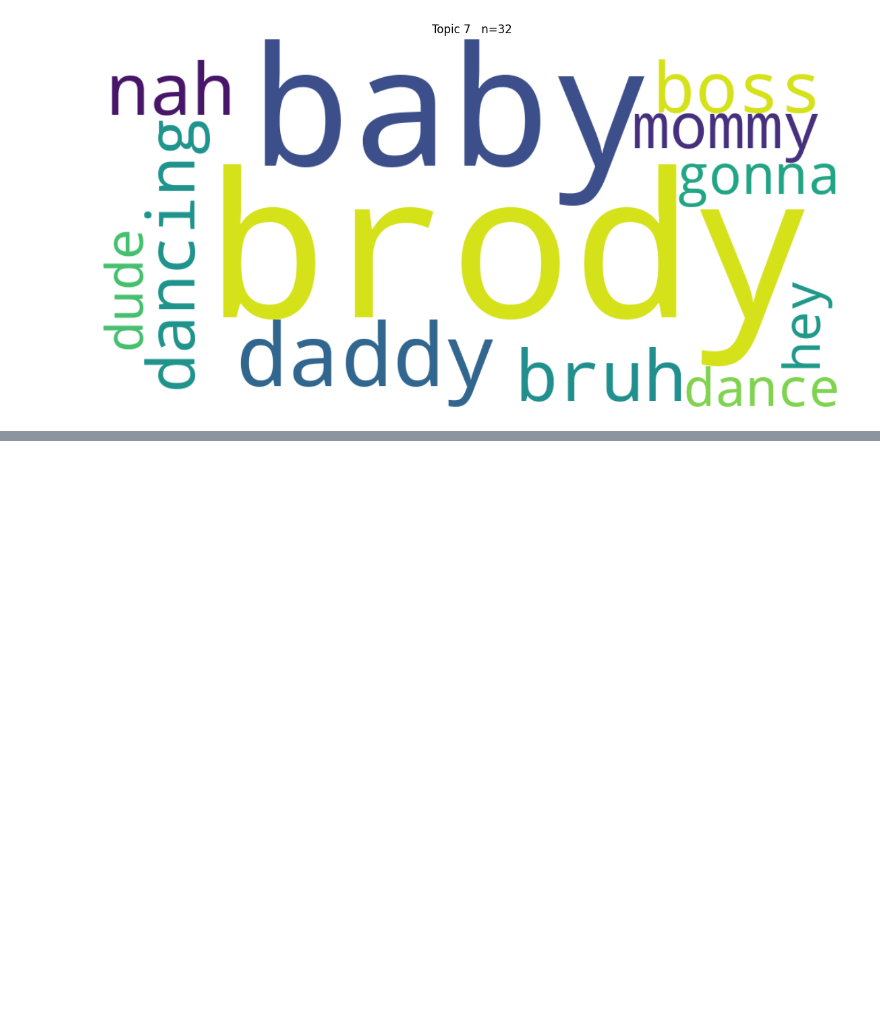
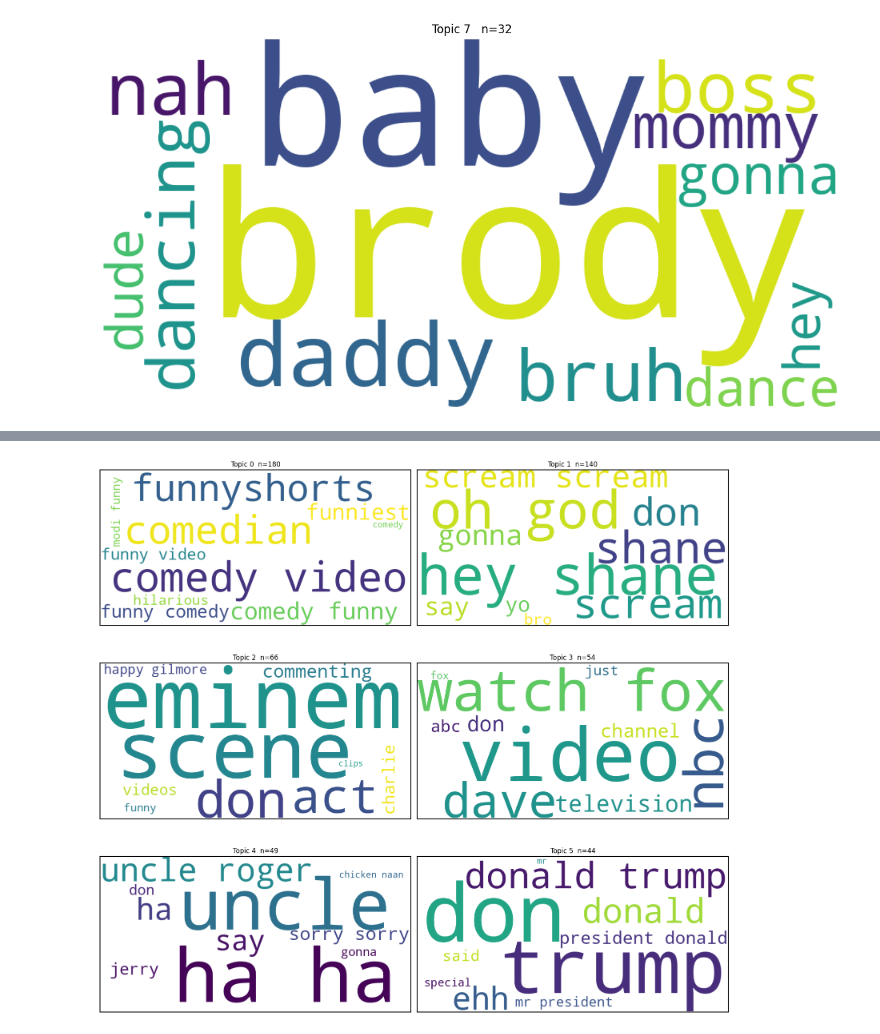
Before and after one commit to syd-kiwi/humor-harm-api, a Jupyter notebook: scripts/topic_analysis/bert_analysis.ipynb, the cells around one changed output, grey strips where cells are left out. Saved outputs shown, nothing was run; the diff lists cells and outputs as text; code cells hidden in the pictures; blank space fills up the shorter version.

```diff
--- a/scripts/topic_analysis/bert_analysis.ipynb
+++ b/scripts/topic_analysis/bert_analysis.ipynb
@@ -134,0 +205,60 @@ topic_counts.head(15)
+# %%
+import pandas as pd
+import matplotlib.pyplot as plt
+from wordcloud import WordCloud
+import re
+import math
+
+TOPIC_INFO_PATH = "/home/kiwi-pandas/Documents/humor-harm-api/scripts/topic_analysis/topic_analysis_bertopic_topic_info.csv"
+
+topic_info = pd.read_csv(TOPIC_INFO_PATH)
+
+# remove outlier topic
+df = topic_info[topic_info["Topic"] != -1].copy()
+
+# choose top topics by count
+TOP_N = 6
+plot_df = df.sort_values("Count", ascending=False).head(TOP_N).copy()
+
+def make_freqs(rep_text):
+    text = str(rep_text)
+    text = re.sub(r"[\[\]'\"']", " ", text)
+    words = [w.strip() for w in text.split(",") if w.strip()]
+    freqs = {w: max(1, 10 - i) for i, w in enumerate(words)}
+    return freqs
+
+ncols = 2
+nrows = math.ceil(len(plot_df) / ncols)
+
+fig, axes = plt.subplots(nrows=nrows, ncols=ncols, figsize=(16, 5 * nrows))
+axes = axes.flatten()
+
+for ax, (_, row) in zip(axes, plot_df.iterrows()):
+    freqs = make_freqs(row["Representation"])
+
+    wc = WordCloud(
+        width=800,
+        height=400,
+        background_color="white"
+    ).generate_from_frequencies(freqs)
+
+    ax.imshow(wc, interpolation="bilinear")
+    ax.set_title(f"Topic {row['Topic']}  n={row['Count']}", fontsize=12)
+
+    # remove ticks but keep border
+    ax.set_xticks([])
+    ax.set_yticks([])
+
+    # show box around each subplot
+    for spine in ax.spines.values():
+        spine.set_visible(True)
+        spine.set_linewidth(1.5)
+
+# hide unused axes
+for ax in axes[len(plot_df):]:
+    ax.axis("off")
+
+plt.tight_layout()
+plt.show()
+# %% [output]
+[figure, added]
```
Also changed, not shown: parts of 8 cells of this notebook.
